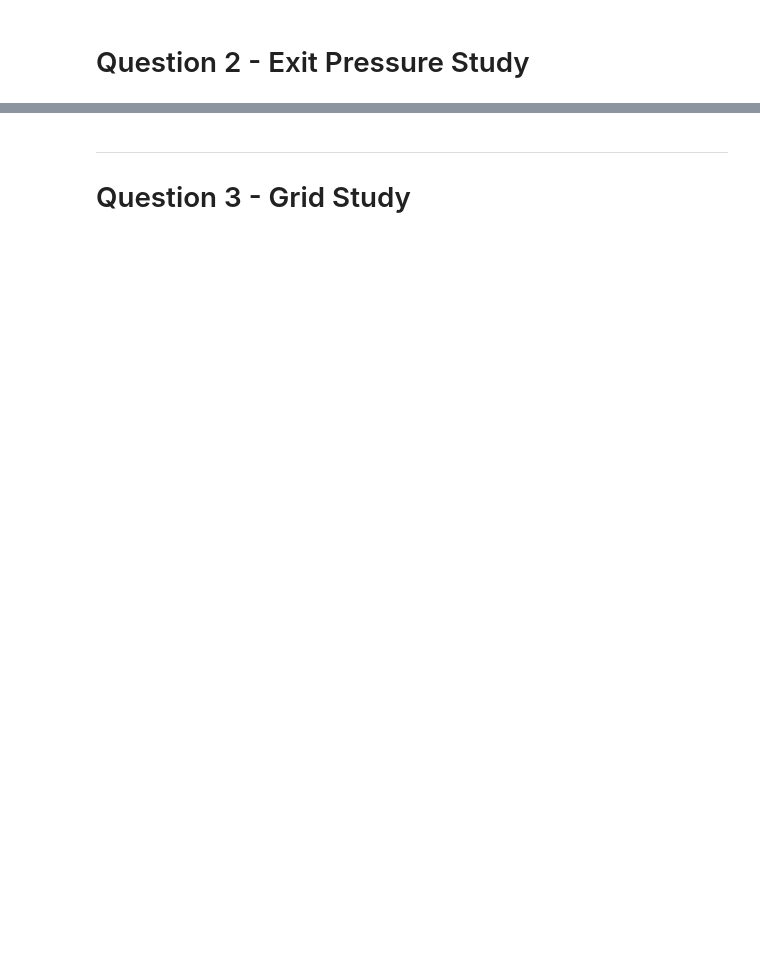
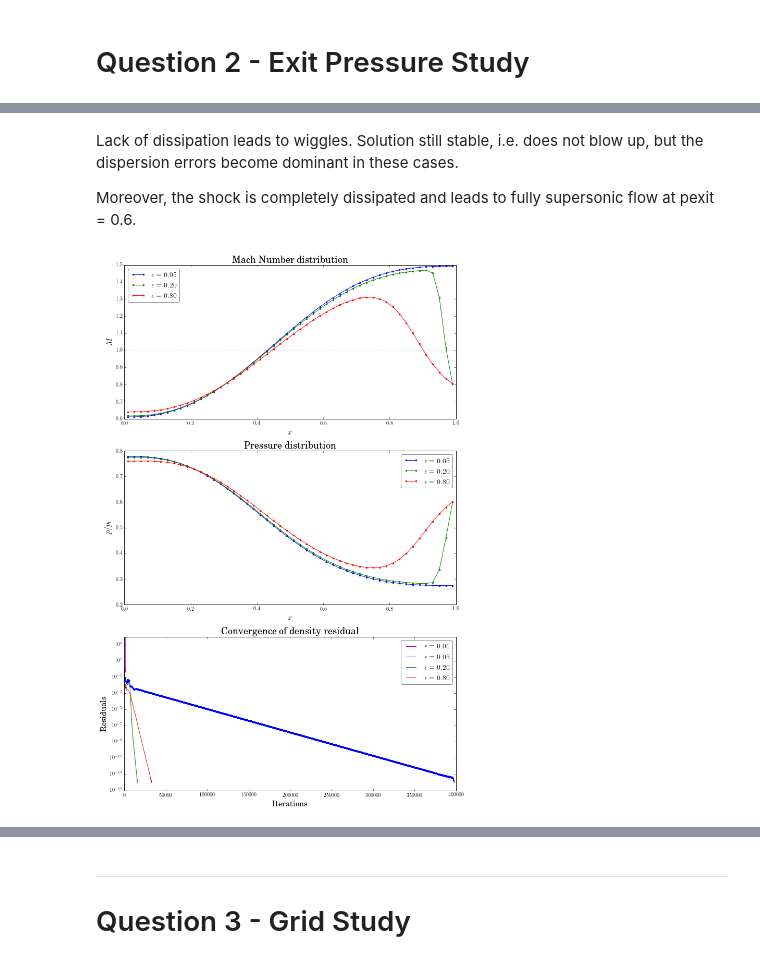
Before and after one commit to selimb/schoolstuff, a Jupyter notebook: mech539/finalproject/PostProcess.ipynb, the cells around one changed output, grey strips where cells are left out. Cells and saved outputs as stored; diff of their text form; code cells hidden in the pictures; blank space fills up the shorter version.

```diff
--- a/mech539/finalproject/PostProcess.ipynb
+++ b/mech539/finalproject/PostProcess.ipynb
@@ -78 +105,38 @@ Enter EPS: 0.05
+# %% [markdown]
+Lack of dissipation leads to wiggles. Solution still stable, i.e. does not blow up, but the dispersion errors become dominant in these cases.
+
+Moreover, the shock is completely dissipated and leads to fully supersonic flow at pexit = 0.6.
+# %%
+def q2_eps():
+    for k, v in q2_params.items():
+        modify_param(k, v)
+
+    pratio = 0.6
+    modify_param('p_exit_ratio', pratio)
+    all_eps = [0.01, 0.05, 0.2, 0.8]
+    colors = mk_colors(all_eps)
+    fig, axes = plt.subplots(nrows=3, figsize=(10, 15))
+    ax1, ax2, ax3 = axes
+    for color, eps in zip(colors, all_eps):
+        modify_param('eps', eps)
+        out = run()
+        state, resi, time = read_data()
+        label = r'$\epsilon = %.2f$' % eps
+        opt = dict(color=color, label=label)
+        plot_residual(resi, ax3, **opt)
+        if eps == all_eps[0]:
+            continue
+        plot_mach(state, ax1, **opt)
+        plot_pressure(state, ax2, **opt)
+
+    for ax in axes:
+        ax.legend()
+    ylim1, ylim2 = ax3.get_ylim()
+    ax3.set_ylim(ylim1, 10000)
+    fig.tight_layout()
+    savefig(fig, 'q2_eps')
+
+q2_eps()
+# %% [output]
+[figure, added]
 # %%
```
Also changed, not shown: parts of 17 cells of this notebook, 2 other files.
